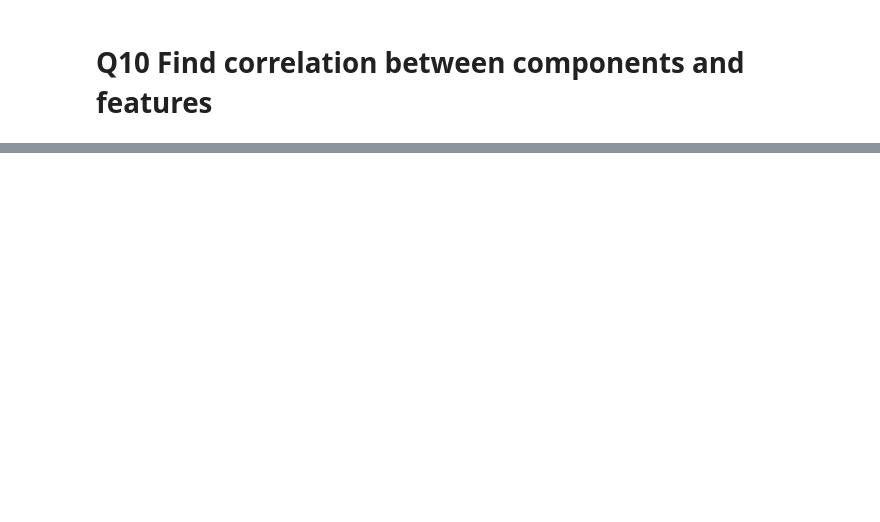
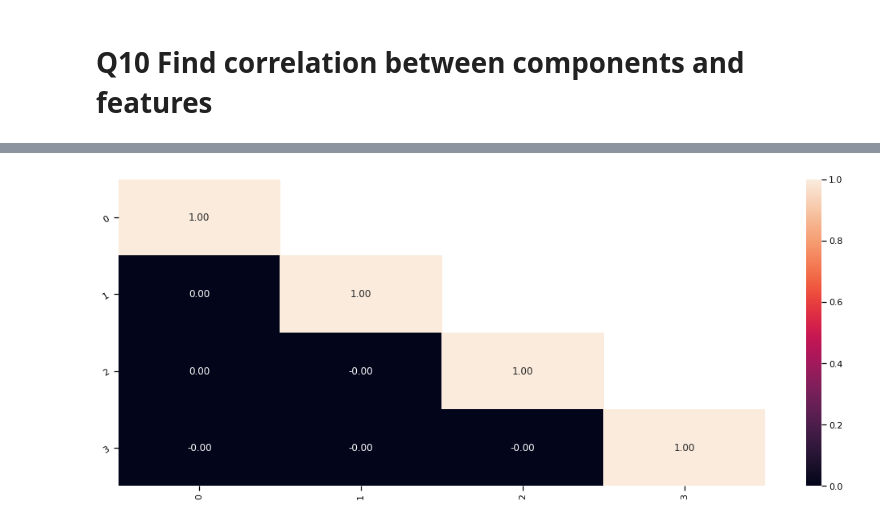
Before and after one commit to GreatLearningAIML1/bangalore-feb-batch-thomasjohnkurian, a Jupyter notebook: R5_Internal_Lab_PCA_CBRS_PBRS.ipynb, the cells around one changed output, grey strips where cells are left out. Saved outputs shown, nothing was run; the diff lists cells and outputs as text; code cells hidden in the pictures; blank space fills up the shorter version.

```diff
--- a/R5_Internal_Lab_PCA_CBRS_PBRS.ipynb
+++ b/R5_Internal_Lab_PCA_CBRS_PBRS.ipynb
@@ -318,0 +331,3 @@ sns.pairplot(Proj_data_df, diag_kind='kde')
+# %%
+corr1 = Proj_data_df.corr()
+corr1
@@ -318,0 +340,11 @@ sns.pairplot(Proj_data_df, diag_kind='kde')
+# %%
+sns.set_context("notebook", font_scale=1.0, rc={"lines.linewidth": 3.5})
+plt.figure(figsize=(18,7))
+# create a mask so we only see the correlation values once
+mask = np.zeros_like(corr1)
+mask[np.triu_indices_from(mask, 1)] = True
+a = sns.heatmap(corr1,mask=mask, annot=True, fmt='.2f')
+rotx = a.set_xticklabels(a.get_xticklabels(), rotation=90)
+roty = a.set_yticklabels(a.get_yticklabels(), rotation=30)
+# %% [output]
+[figure, added]
```
Also changed, not shown: parts of 17 cells of this notebook.
